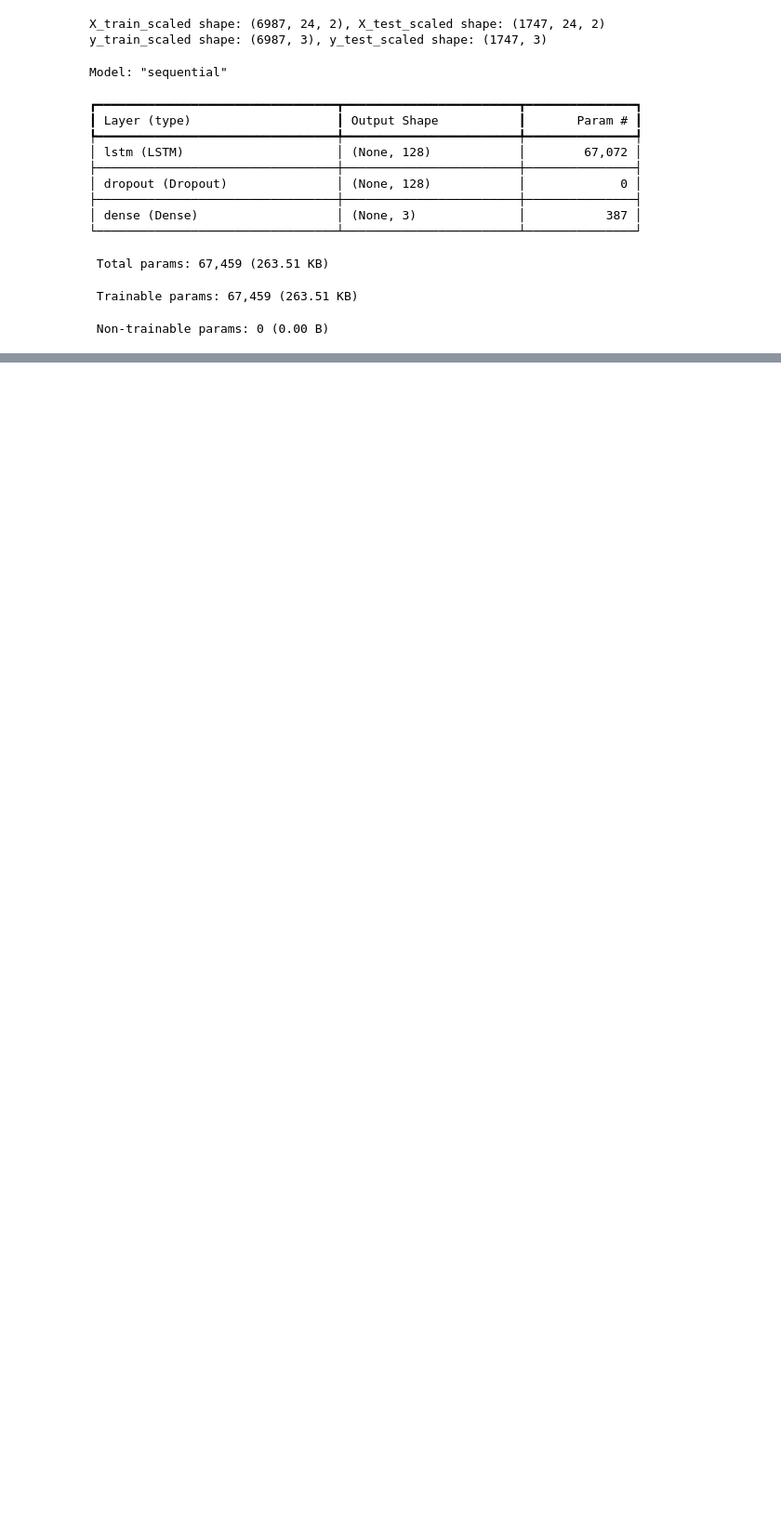
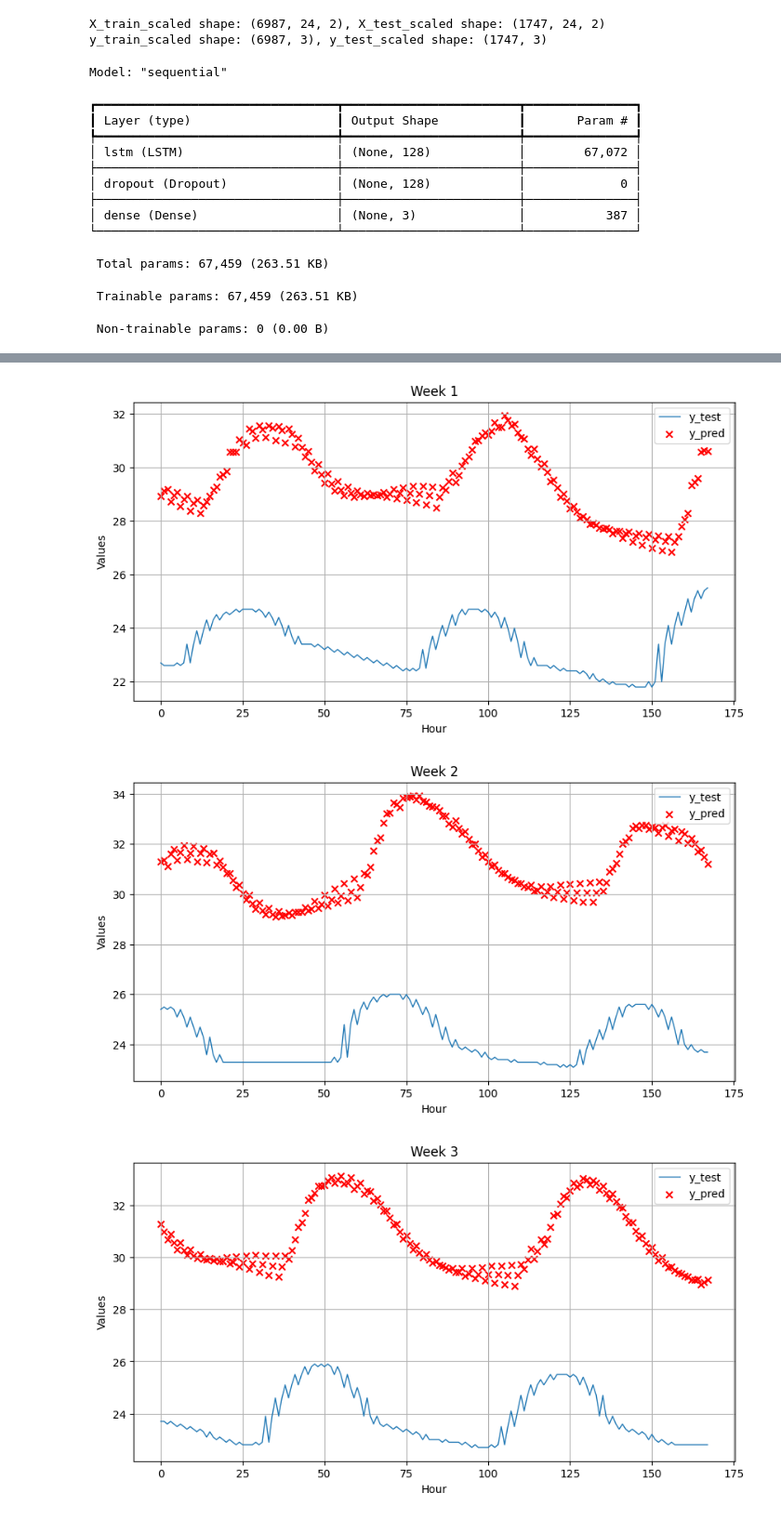
Before and after one commit to Rr-Diajeng/progress_ta, a Jupyter notebook: multi_variate_lstm/temperature_multiahead.ipynb, the cells around one changed output, grey strips where cells are left out. Shown at 93% size. Cells and saved outputs as stored; diff of their text form; code cells hidden in the pictures; blank space fills up the shorter version.

```diff
--- a/multi_variate_lstm/temperature_multiahead.ipynb
+++ b/multi_variate_lstm/temperature_multiahead.ipynb
@@ -261,0 +262,21 @@ plt.show()
+# %%
+hours_per_week = 24 * 7
+
+num_weeks = len(y_pred) // hours_per_week
+
+for week in range(num_weeks):
+    start_idx = week * hours_per_week
+    end_idx = start_idx + hours_per_week
+    plt.figure(figsize=(10, 5))  # Set ukuran figure
+    plt.plot(y_test[start_idx:end_idx], label='y_test', linewidth=1)
+    plt.scatter(range(hours_per_week), y_pred[start_idx:end_idx], color='red', marker='x', label='y_pred')
+    plt.title(f'Week {week + 1}')
+    plt.xlabel('Hour')
+    plt.ylabel('Values')
+    plt.legend()
+    plt.grid(True)
+    plt.show()
+# %% [output]
+[figure, added]
+[figure, added]
+[figure, added]
```
Also changed, not shown: parts of 7 cells of this notebook, 14 other files.
